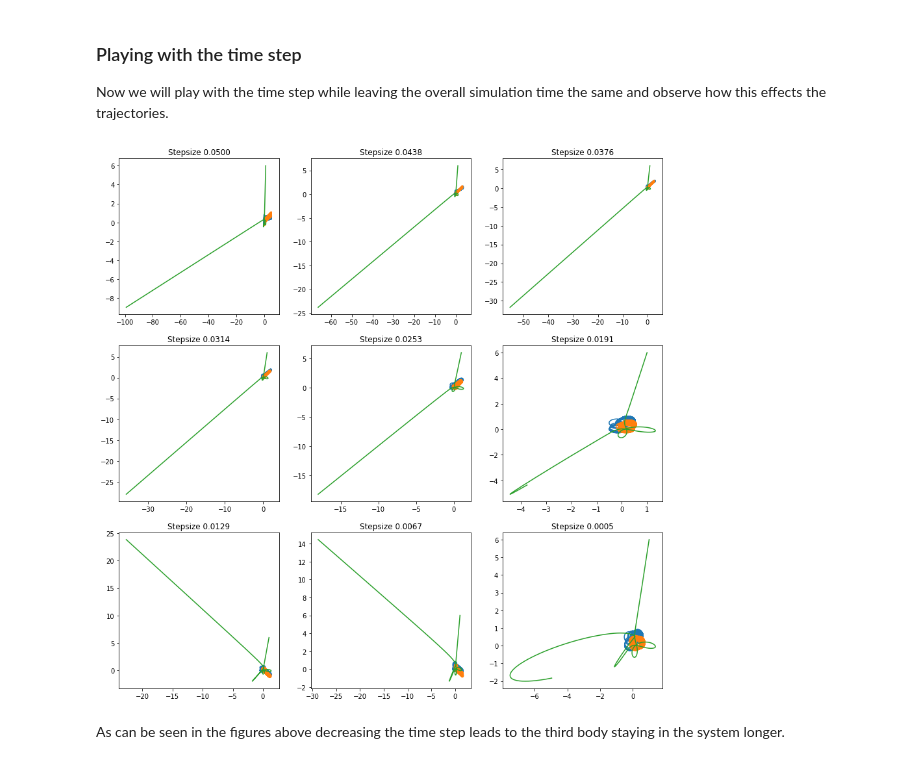
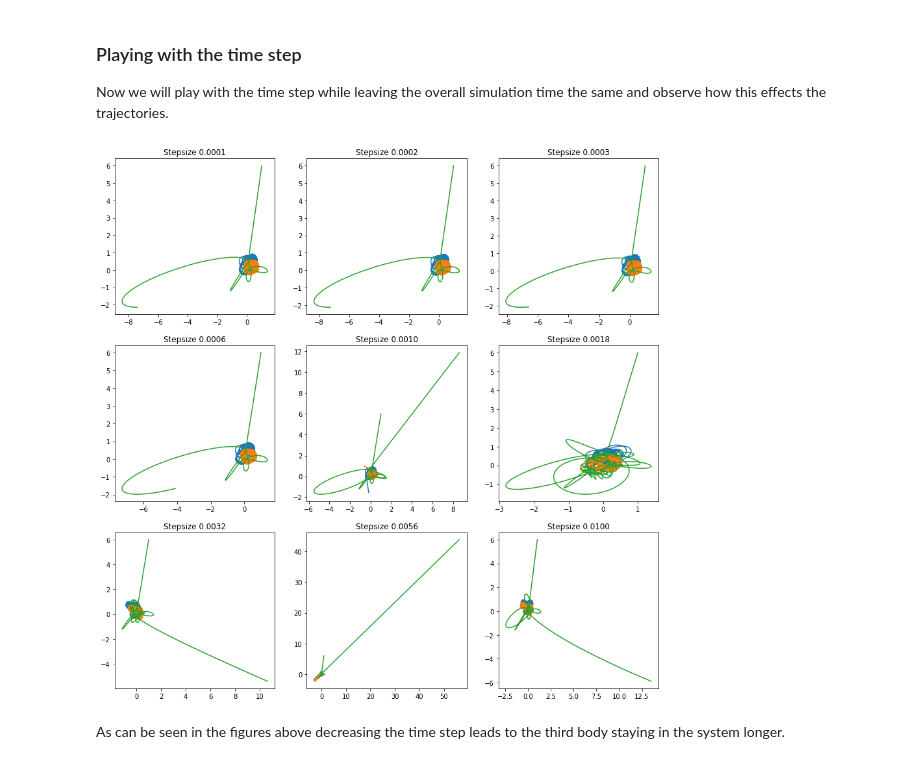
Before and after one commit to hluedemann/FundamentalsSimulationMethods, a Jupyter notebook: exercise3/hauke/N-BodyProblem.ipynb, the cells around one changed output. Cells and saved outputs as stored; diff of their text form; code cells hidden in the pictures.

```diff
--- a/exercise3/hauke/N-BodyProblem.ipynb
+++ b/exercise3/hauke/N-BodyProblem.ipynb
@@ -19,7 +20,7 @@ def acc(s, m):
 
     for i in range(len(s[:,0])):
         for j in range(len(s[:,0])):
-            if i is not j:
+            if (i != j):
                 acceleration[i,:] += m[j] * (s[j,:] - s[i,:]) / (np.dot(s[j,:] - s[i,:], s[j,:] - s[i,:])**(3/2))
 
     return acceleration
@@ -158,22 +159,22 @@ Now we will play with the time step while leaving the overall simulation time th
 # %%
 numBodies = 3
 dt = 0.01
 
 fig, axs = plt.subplots(3, 3, figsize=(15, 15))
 i = 0
 j= 0
-for dt in np.linspace(0.05, 0.0005, num=9):
+for dt in np.logspace(-4, -2, num=9):
     numSteps = int(75 / dt)
     resultS, resultV = leapFrog(acc, s_init, v_init, dt, numBodies, numSteps, m)
     plot_n_body(axs[j][i], "Stepsize {0:.4f}".format(dt), resultS, numBodies, False, [-1, 1], [-1, 1])
     i += 1
     if i == 3:
         i = 0
         j += 1
 
 plt.show()
 # %% [output]
-[figure, old version]
+[figure, new version]
 # %% [markdown]
 As can be seen in the figures above decreasing the time step leads to the third body staying in the system longer.
 # %% [markdown]
```
Also changed, not shown: parts of 7 cells of this notebook, 5 other files.
